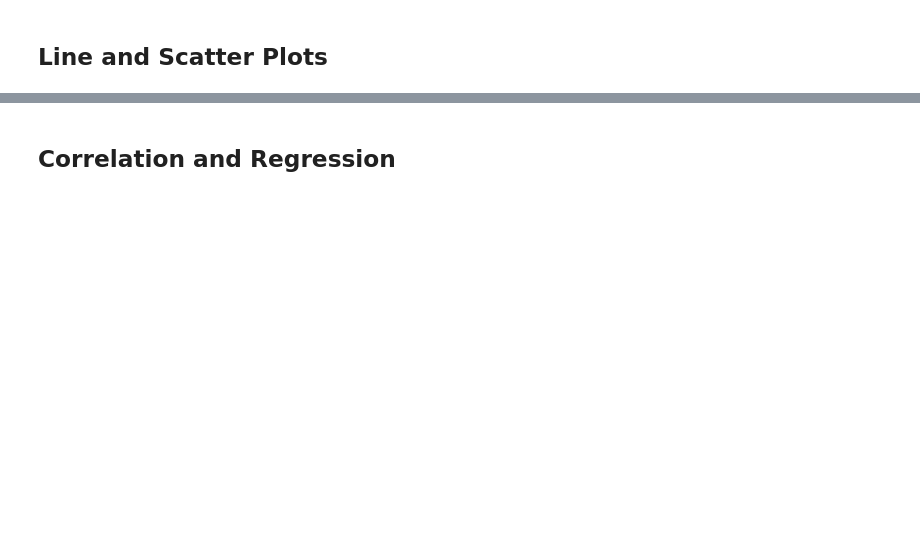
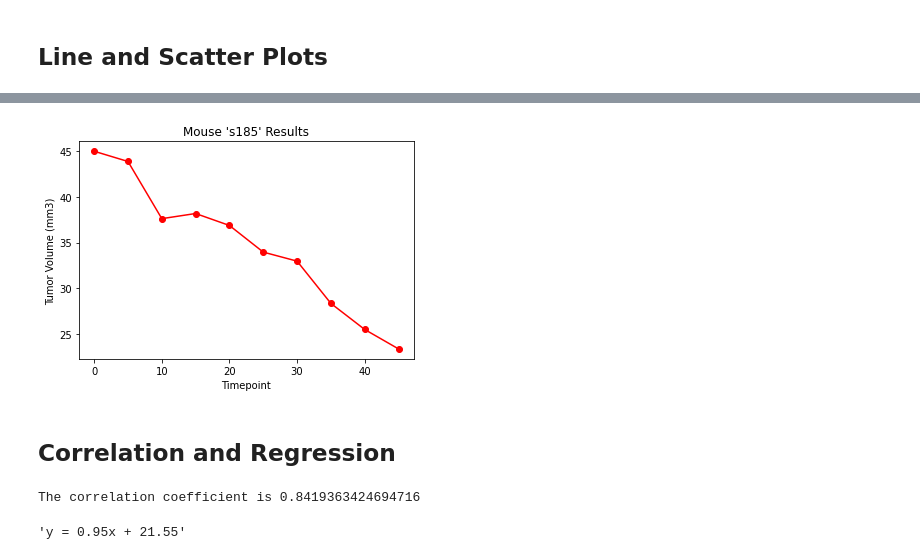
Before and after one commit to jayjackson22/Matplotlib-challenge, a Jupyter notebook: pymaceuticals_starter.ipynb, the cells around one changed output, grey strips where cells are left out. Saved outputs shown, nothing was run; the diff lists cells and outputs as text; code cells hidden in the pictures; blank space fills up the shorter version.

```diff
--- a/pymaceuticals_starter.ipynb
+++ b/pymaceuticals_starter.ipynb
@@ -252,5 +292,37 @@ plt.show()
+# %%
+# Generate a line plot of time point versus tumor volume for a mouse treated with Capomulin
+capo_df = clean_df.loc[(clean_df['Drug Regimen']=="Capomulin") & (clean_df['Mouse ID']=='s185')]
+
+x_axis = capo_df[['Timepoint','Tumor Volume (mm3)']]
+x_axis = capo_df['Timepoint']
+vals = capo_df[['Tumor Volume (mm3)']]
+
+plt.plot(x_axis, vals, marker='o',color='red')
+plt.title("Mouse 's185' Results")
+plt.ylabel('Tumor Volume (mm3)')
+plt.xlabel('Timepoint')
+plt.show()
+# %% [output]
+[figure, added]
 # %% [markdown]
 ## Correlation and Regression
 # %%
 # Calculate the correlation coefficient and linear regression model
 # for mouse weight and average tumor volume for the Capomulin regimen
+mouse_weight = capo_df_scatter.iloc[:,1]
+
+tumor_vol = capo_df_scatter.iloc[:,3]
+
+correlation = st.pearsonr(mouse_weight,tumor_vol)
+print(f"The correlation coefficient is {correlation[0]}")
+# %% [output]
+The correlation coefficient is 0.8419363424694716
+# %%
+x_values = capo_df_scatter['Weight (g)']
+y_values = capo_df_scatter['Tumor Volume (mm3)']
+(slope, intercept, rvalue, pvalue, stderr) = linregress(x_values, y_values)
+regress_values = x_values * slope + intercept
+line_eq = "y = " + str(round(slope,2)) + "x + " + str(round(intercept,2))
+line_eq
+# %% [output]
+'y = 0.95x + 21.55'
```
Also changed, not shown: parts of 6 cells of this notebook.
